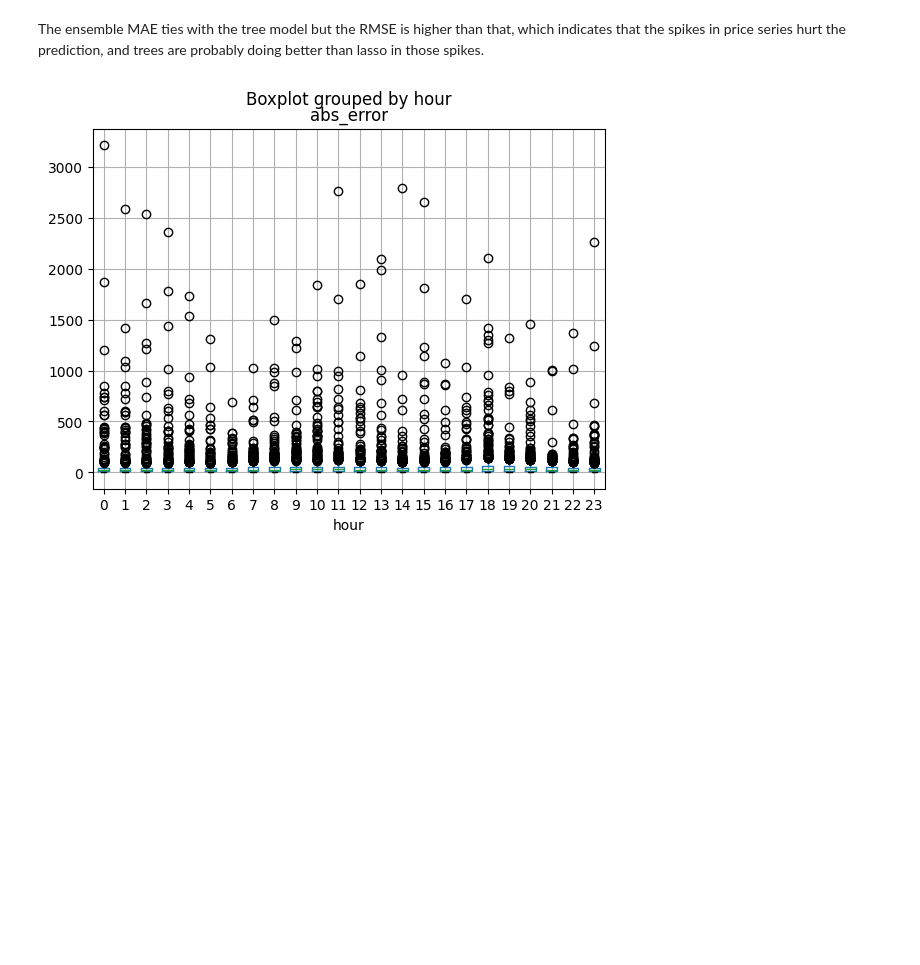
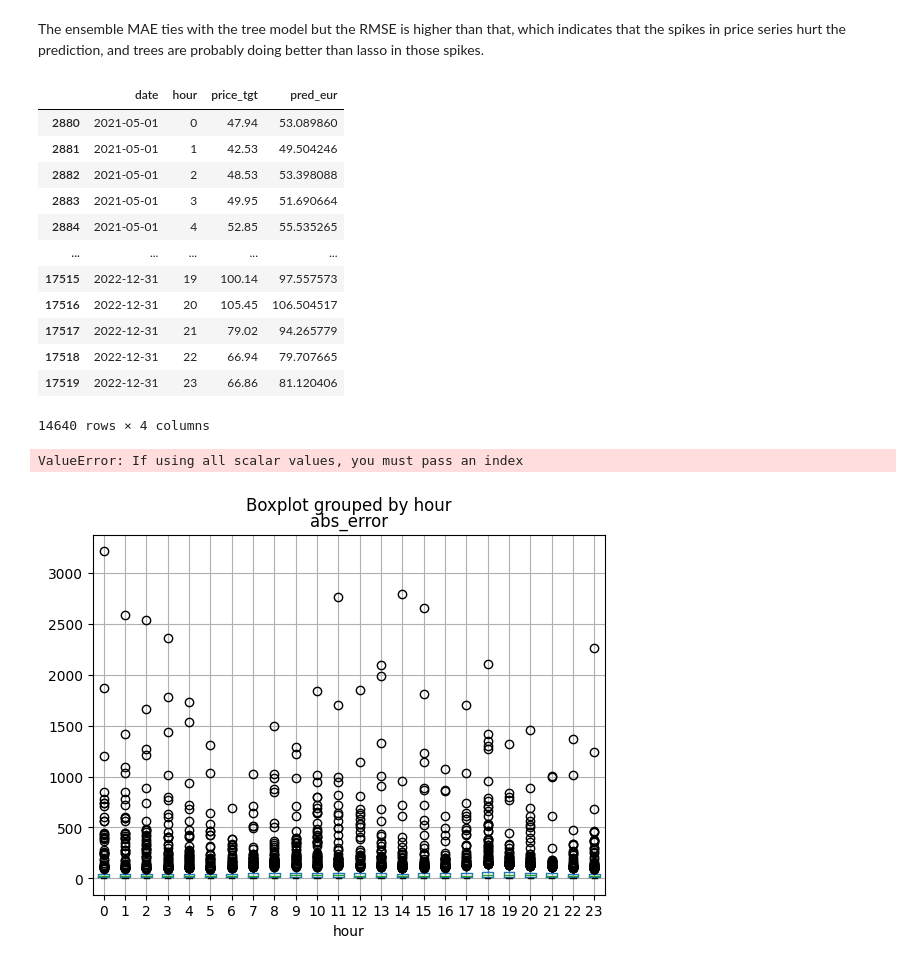
Before and after one commit to altonL02/data_mock, a Jupyter notebook: main.ipynb, the cells around one changed output. Drawn from its saved outputs; the diff is of its cells as text; code cells hidden in the pictures; blank space fills up the shorter version.

```diff
--- a/main.ipynb
+++ b/main.ipynb
@@ -714,6 +714,26 @@ Ensem MAE (IS walk forward) : 42.99912551620524
 Ensem RMSE (IS walk forward) : 108.30522474393314
 # %% [markdown]
 The ensemble MAE ties with the tree model but the RMSE is higher than that, which indicates that the spikes in price series hurt the prediction, and trees are probably doing better than lasso in those spikes.
+# %%
+lasso_res
+# %% [output]
+|  | date | hour | price_tgt | pred_eur |
+| 2880 | 2021-05-01 | 0 | 47.94 | 53.089860 |
+| 2881 | 2021-05-01 | 1 | 42.53 | 49.504246 |
+| 2882 | 2021-05-01 | 2 | 48.53 | 53.398088 |
+| 2883 | 2021-05-01 | 3 | 49.95 | 51.690664 |
+| 2884 | 2021-05-01 | 4 | 52.85 | 55.535265 |
+| ... | ... | ... | ... | ... |
+| 17515 | 2022-12-31 | 19 | 100.14 | 97.557573 |
+| 17516 | 2022-12-31 | 20 | 105.45 | 106.504517 |
+| 17517 | 2022-12-31 | 21 | 79.02 | 94.265779 |
+| 17518 | 2022-12-31 | 22 | 66.94 | 79.707665 |
+| 17519 | 2022-12-31 | 23 | 66.86 | 81.120406 |
+14640 rows × 4 columns
+# %%
+pd.DataFrame({'tree': tree_res, 'lasso': lasso_res, 'baseline': baseline_res})
+# %% [output]
+ValueError: If using all scalar values, you must pass an index
 # %%
 lasso_res['abs_error'] = np.abs(lasso_res['price_tgt'] - lasso_res['pred_eur'])
 lasso_res.boxplot(column='abs_error', by='hour')
```
Also changed, not shown: 2 other files.
